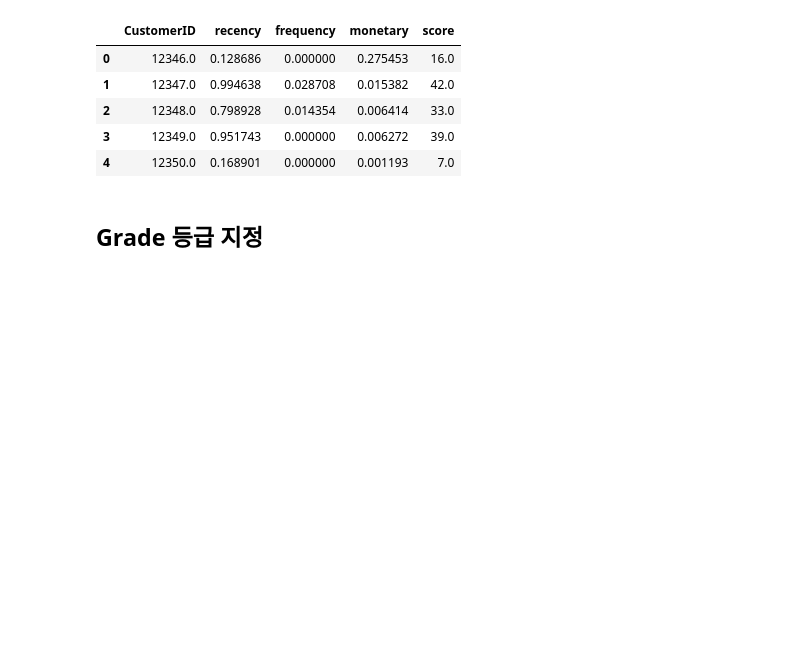
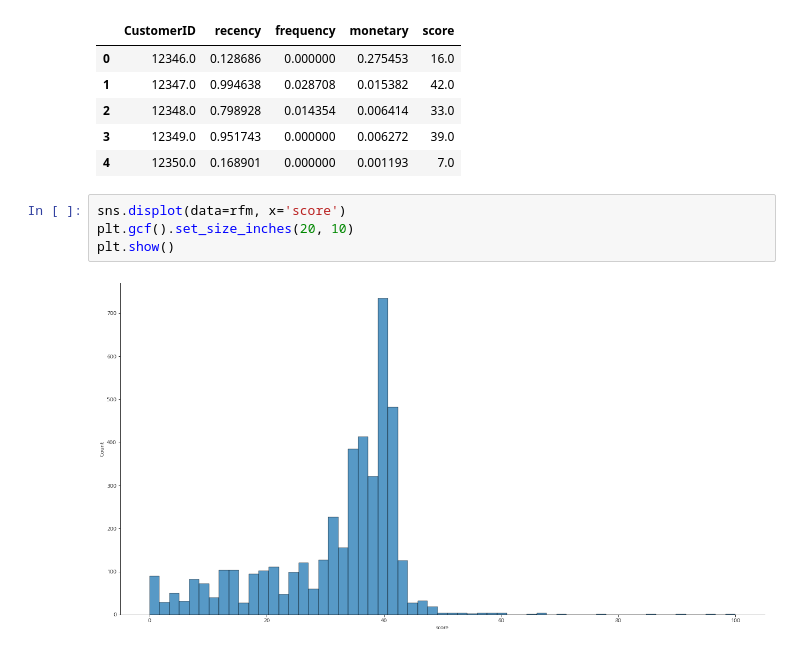
Before and after one commit to seonydg/ml-development-of-e-commerce-purchase-indicators, a Jupyter notebook: development-of-e-commerce-purchase-indicators.ipynb, the cells around one changed output. Saved outputs shown, nothing was run; the diff lists cells and outputs as text; blank space fills up the shorter version.

Commit message:
feat : data preprocessing RFM-grade

```diff
--- a/development-of-e-commerce-purchase-indicators.ipynb
+++ b/development-of-e-commerce-purchase-indicators.ipynb
@@ -448,5 +448,9 @@ rfm.head()
 | 2 | 12348.0 | 0.798928 | 0.014354 | 0.006414 | 33.0 |
 | 3 | 12349.0 | 0.951743 | 0.000000 | 0.006272 | 39.0 |
 | 4 | 12350.0 | 0.168901 | 0.000000 | 0.001193 | 7.0 |
-# %% [markdown]
-## Grade 등급 지정
+# %%
+sns.displot(data=rfm, x='score')
+plt.gcf().set_size_inches(20, 10)
+plt.show()
+# %% [output]
+[figure, added]
```
Also changed, not shown: parts of 8 cells of this notebook.
